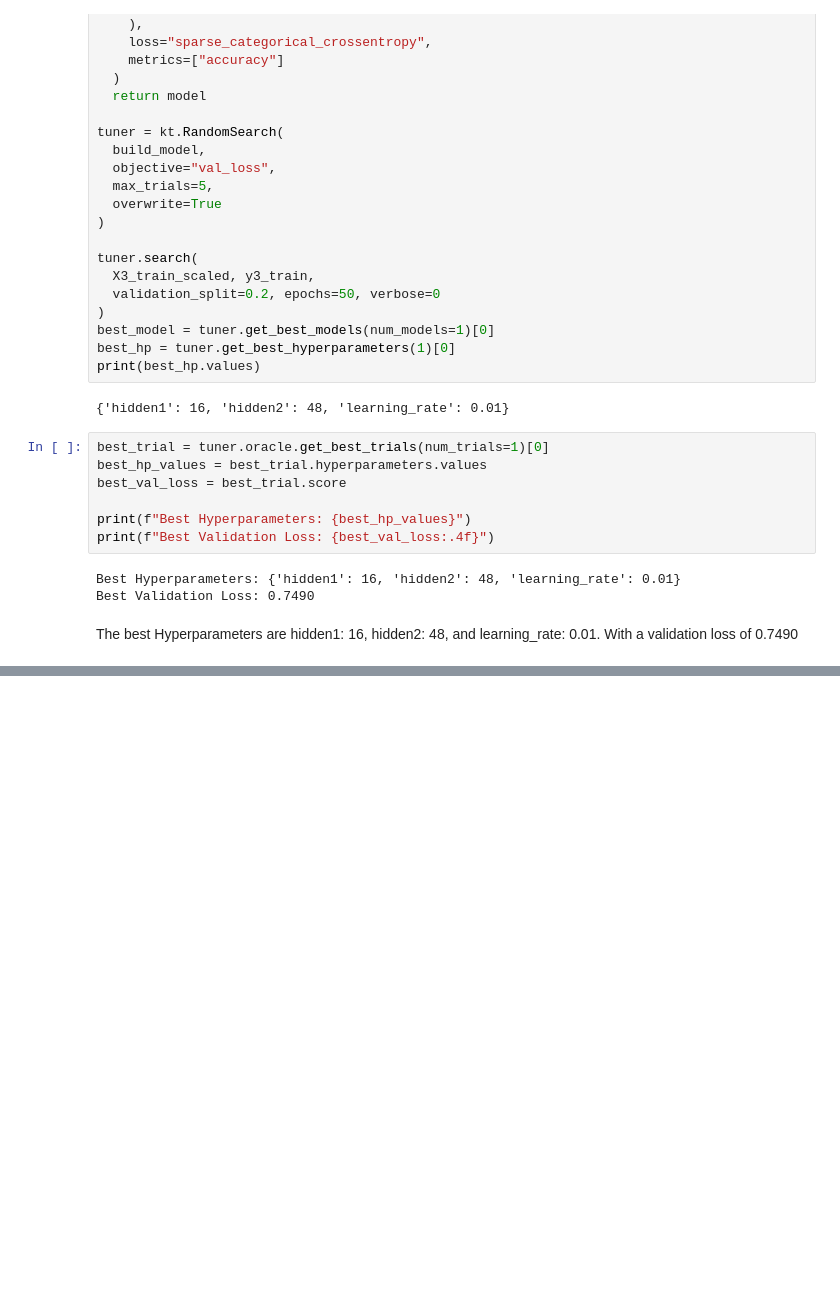
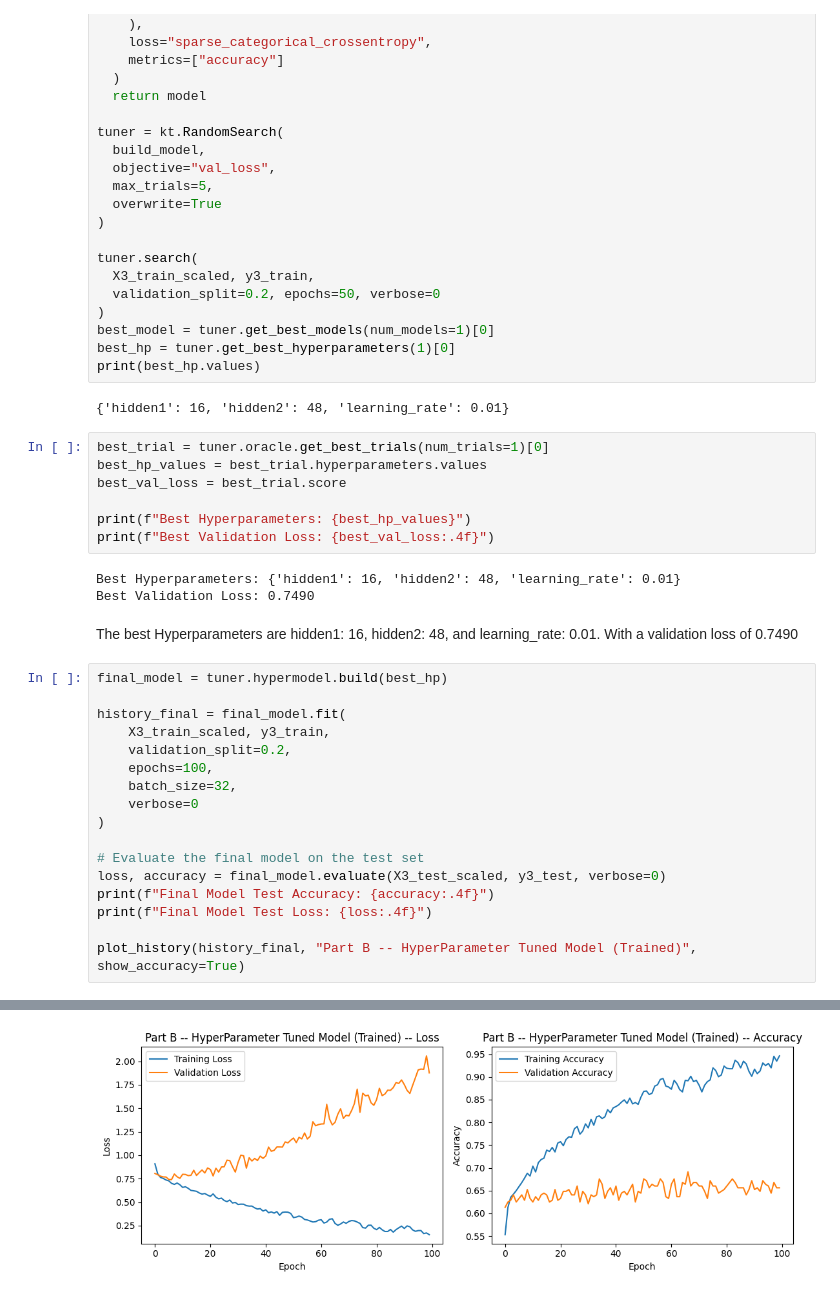
Before and after one commit to chasekrisko-design/IT480-FA26, a Jupyter notebook: Assignment1/Assignment1_Hyperparameter_Tuning.ipynb, the cells around one changed output, grey strips where cells are left out. Saved outputs shown, nothing was run; the diff lists cells and outputs as text; blank space fills up the shorter version.

```diff
--- a/Assignment1/Assignment1_Hyperparameter_Tuning.ipynb
+++ b/Assignment1/Assignment1_Hyperparameter_Tuning.ipynb
@@ -189,3 +189,21 @@ Best Hyperparameters: {'hidden1': 16, 'hidden2': 48, 'learning_rate': 0.01}
 Best Validation Loss: 0.7490
 # %% [markdown]
 The best Hyperparameters are hidden1: 16, hidden2: 48, and learning_rate: 0.01. With a validation loss of 0.7490
+# %%
+final_model = tuner.hypermodel.build(best_hp)
+
+history_final = final_model.fit(
+    X3_train_scaled, y3_train,
+    validation_split=0.2,
+    epochs=100,
+    batch_size=32,
+    verbose=0
+)
+
+# Evaluate the final model on the test set
+loss, accuracy = final_model.evaluate(X3_test_scaled, y3_test, verbose=0)
+print(f"Final Model Test Accuracy: {accuracy:.4f}")
+print(f"Final Model Test Loss: {loss:.4f}")
+
+plot_history(history_final, "Part B -- HyperParameter Tuned Model (Trained)", show_accuracy=True)
+# %% [output]
@@ -191,0 +212 @@ The best Hyperparameters are hidden1: 16, hidden2: 48, and learning_rate: 0.01.
+[figure, added]
```
Also changed, not shown: parts of 2 cells of this notebook.
